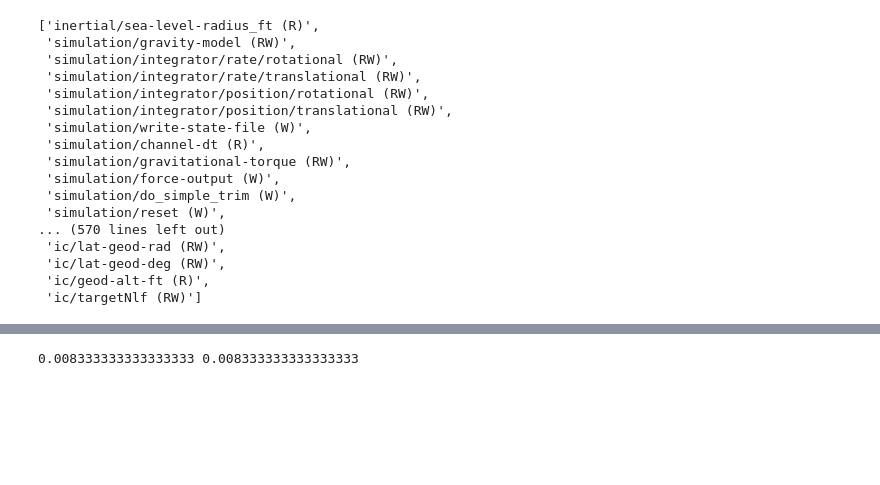
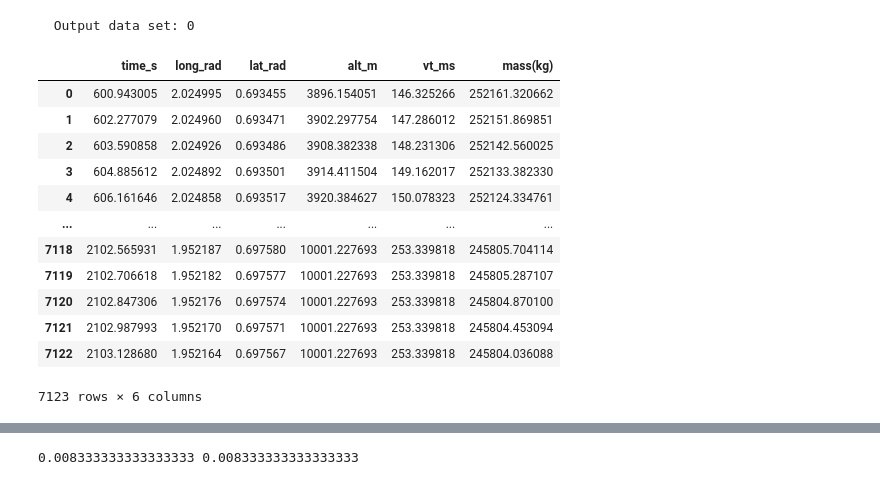
Before and after one commit to Alex-Zongo/trajectory_following_fg, a Jupyter notebook: simulate.ipynb, the cells around one changed output, grey strips where cells are left out. Saved outputs shown, nothing was run; the diff lists cells and outputs as text; code cells hidden in the pictures; blank space fills up the shorter version.

```diff
--- a/simulate.ipynb
+++ b/simulate.ipynb
@@ -48,20 +63,22 @@ True
-# %%
-fdm.get_property_catalog()
-# %% [output]
-['inertial/sea-level-radius_ft (R)',
- 'simulation/gravity-model (RW)',
- 'simulation/integrator/rate/rotational (RW)',
- 'simulation/integrator/rate/translational (RW)',
- 'simulation/integrator/position/rotational (RW)',
- 'simulation/integrator/position/translational (RW)',
- 'simulation/write-state-file (W)',
- 'simulation/channel-dt (R)',
- 'simulation/gravitational-torque (RW)',
- 'simulation/force-output (W)',
- 'simulation/do_simple_trim (W)',
- 'simulation/reset (W)',
-... (570 lines left out)
- 'ic/lat-geod-rad (RW)',
- 'ic/lat-geod-deg (RW)',
- 'ic/geod-alt-ft (R)',
- 'ic/targetNlf (RW)']
+# %%
+if render:
+    fdm.set_output_directive("data_output/flightgear.xml")
+# %% [output]
+  Output data set: 0
+# %%
+trajectory = pd.read_excel("B747-200.xlsx", sheet_name=1)
+trajectory
+# %% [output]
+|  | time_s | long_rad | lat_rad | alt_m | vt_ms | mass(kg) |
+| 0 | 600.943005 | 2.024995 | 0.693455 | 3896.154051 | 146.325266 | 252161.320662 |
+| 1 | 602.277079 | 2.024960 | 0.693471 | 3902.297754 | 147.286012 | 252151.869851 |
+| 2 | 603.590858 | 2.024926 | 0.693486 | 3908.382338 | 148.231306 | 252142.560025 |
+| 3 | 604.885612 | 2.024892 | 0.693501 | 3914.411504 | 149.162017 | 252133.382330 |
+| 4 | 606.161646 | 2.024858 | 0.693517 | 3920.384627 | 150.078323 | 252124.334761 |
+| ... | ... | ... | ... | ... | ... | ... |
+| 7118 | 2102.565931 | 1.952187 | 0.697580 | 10001.227693 | 253.339818 | 245805.704114 |
+| 7119 | 2102.706618 | 1.952182 | 0.697577 | 10001.227693 | 253.339818 | 245805.287107 |
+| 7120 | 2102.847306 | 1.952176 | 0.697574 | 10001.227693 | 253.339818 | 245804.870100 |
+| 7121 | 2102.987993 | 1.952170 | 0.697571 | 10001.227693 | 253.339818 | 245804.453094 |
+| 7122 | 2103.128680 | 1.952164 | 0.697567 | 10001.227693 | 253.339818 | 245804.036088 |
+7123 rows × 6 columns
```
Also changed, not shown: parts of 22 cells of this notebook, 1 other file.
